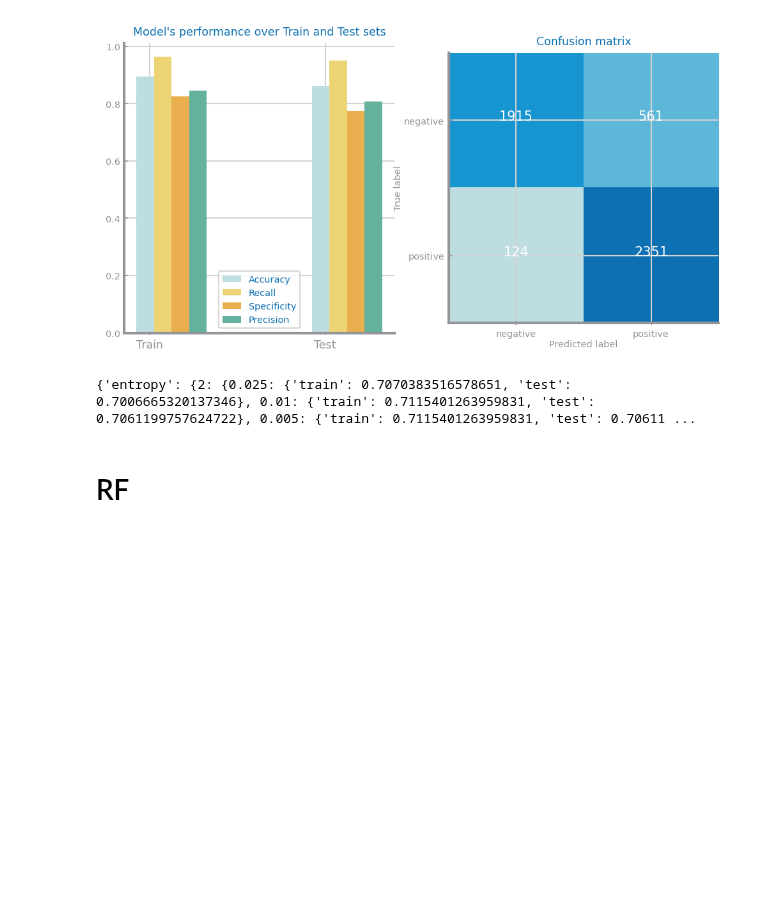
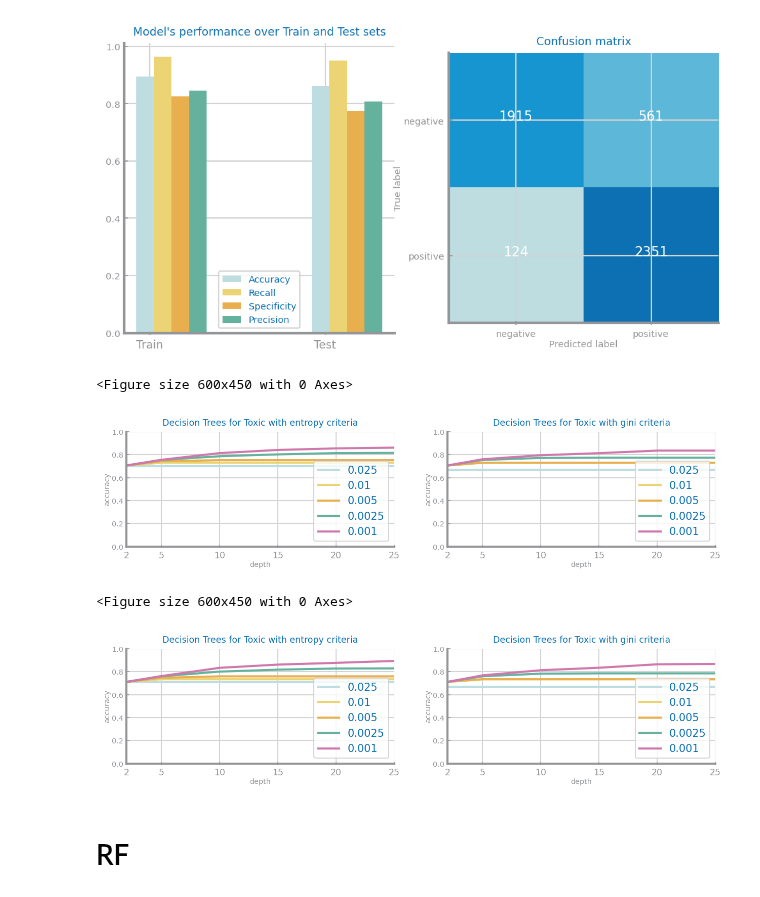
Before and after one commit to joaofbravo/CD_G20, a Jupyter notebook: T S - Overfitting and analysis.ipynb, the cells around one changed output. Drawn from its saved outputs; the diff is of its cells as text; code cells hidden in the pictures; blank space fills up the shorter version.

```diff
--- a/T S - Overfitting and analysis.ipynb
+++ b/T S - Overfitting and analysis.ipynb
@@ -67,10 +67,14 @@ import shelve
 DToutput = None
 with shelve.open("Toxic") as db:
     DToutput=db["DT"]
-# %%
-print(DToutput)
-# %% [output]
-{'entropy': {2: {0.025: {'train': 0.7070383516578651, 'test': 0.7006665320137346}, 0.01: {'train': 0.7115401263959831, 'test': 0.7061199757624722}, 0.005: {'train': 0.7115401263959831, 'test': 0.70611 ...
+# %%
+%run Functions_for_Graphics.ipynb
+plot_DT_ho(DToutput)
+# %% [output]
+<Figure size 600x450 with 0 Axes>
+[figure, added]
+<Figure size 600x450 with 0 Axes>
+[figure, added]
 # %% [markdown]
 # RF
 # %%
```
Also changed, not shown: 1 other file.
